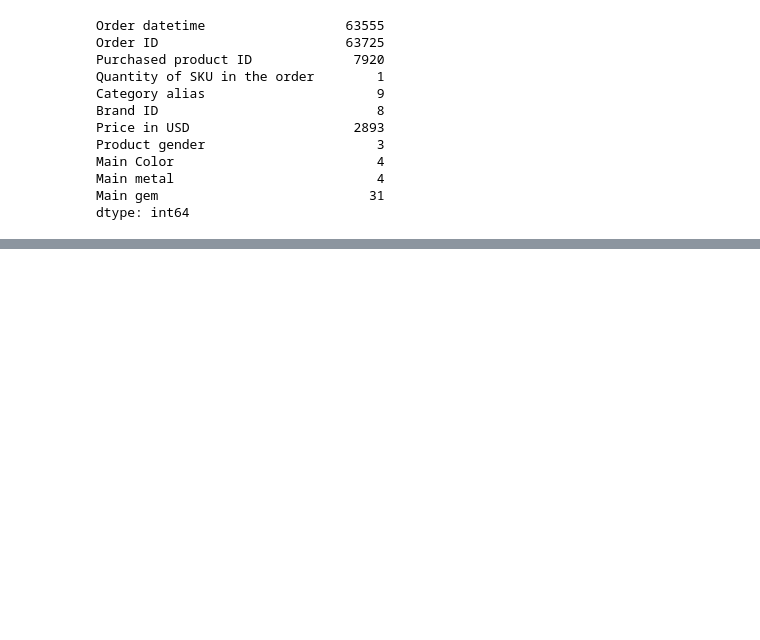
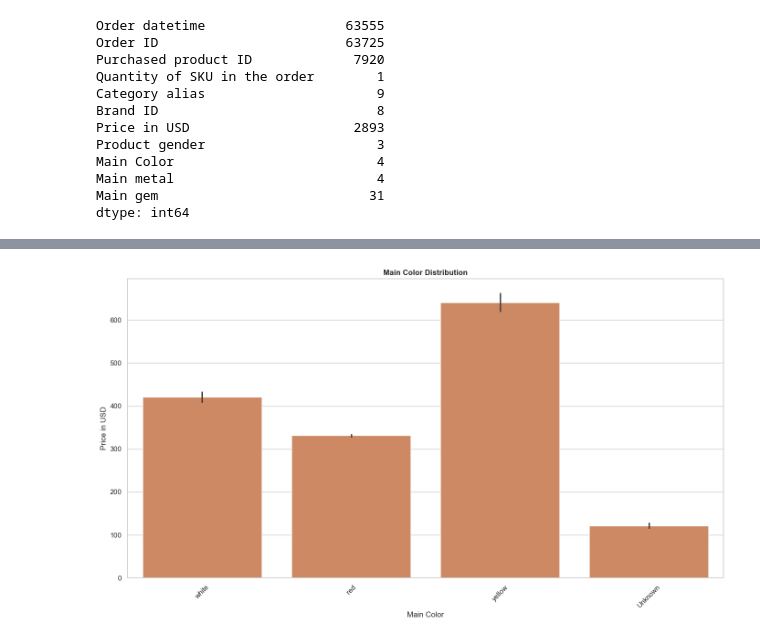
Before and after one commit to PraiseOkwuba/Jewelry_Price_Optimisation, a Jupyter notebook: Notebook/Jewelry_Price_Optimisation.ipynb, the cells around one changed output, grey strips where cells are left out. Saved outputs shown, nothing was run; the diff lists cells and outputs as text; code cells hidden in the pictures; blank space fills up the shorter version.

```diff
--- a/Notebook/Jewelry_Price_Optimisation.ipynb
+++ b/Notebook/Jewelry_Price_Optimisation.ipynb
@@ -267,0 +333,15 @@ dtype: int64
+# %%
+# 2. Boxplot: Price by Main Color
+plt.figure(figsize=(14, 8))
+plt.bar(3, 1, 2)
+sns.barplot(data=df, x='Main Color', y='Price in USD')
+plt.title('Main Color Distribution', fontweight='bold')
+plt.xlabel('Main Color', fontsize=12)
+plt.ylabel('Price in USD', fontsize=12)
+plt.xticks(rotation=45)
+
+
+plt.tight_layout()
+plt.show()
+# %% [output]
+[figure, added]
```
Also changed, not shown: parts of 19 cells of this notebook.
